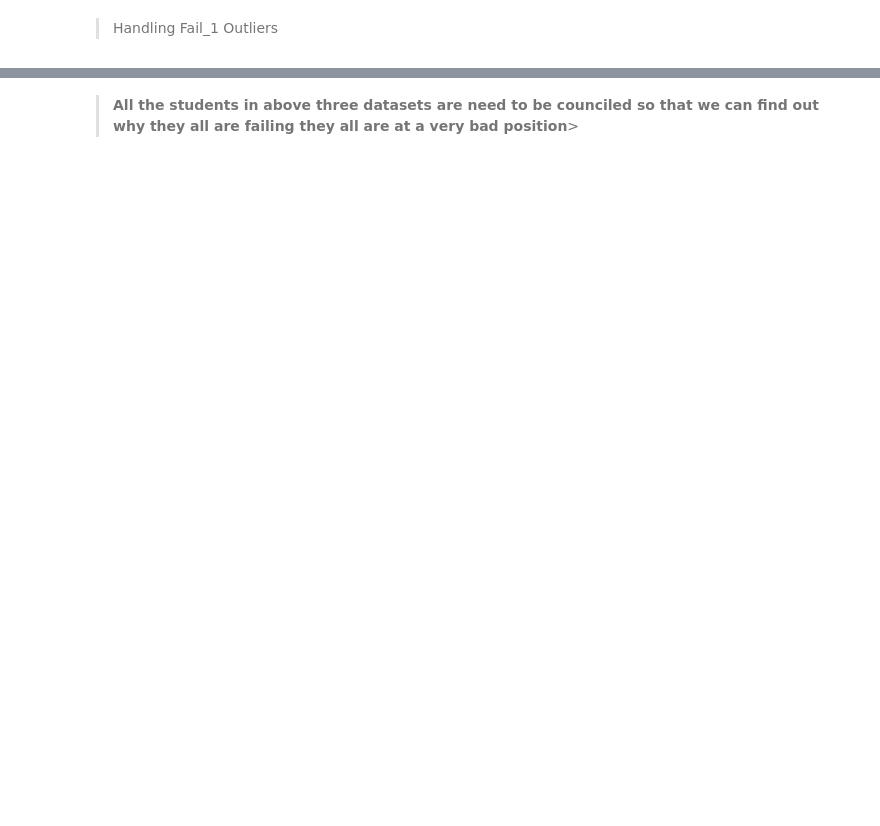
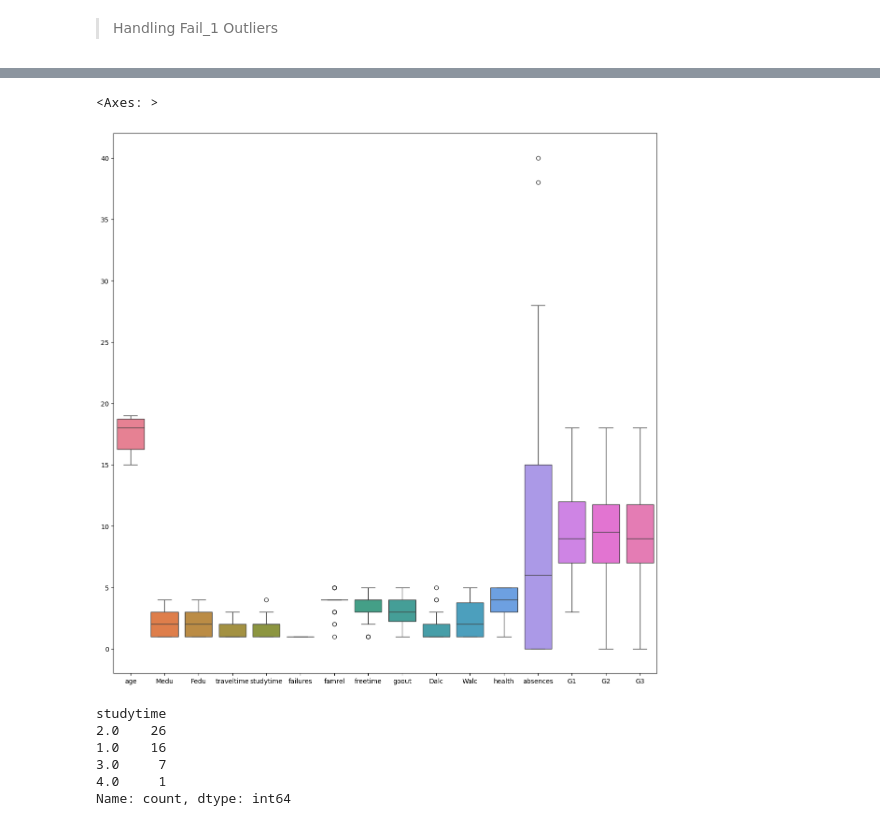
Before and after one commit to Apurv48/Linear-Regression, a Jupyter notebook: student.ipynb, the cells around one changed output, grey strips where cells are left out. Saved outputs shown, nothing was run; the diff lists cells and outputs as text; code cells hidden in the pictures; blank space fills up the shorter version.

```diff
--- a/student.ipynb
+++ b/student.ipynb
@@ -678,2 +574,0 @@ array([[18.,  4.,  4.,  2.,  2.,  0.,  4.,  3.,  4.,  1.,  1.,  3.,  5.,
-# %% [markdown]
-> **All the students in above three datasets are need to be counciled so that we can find out why they all are failing they all are at a very bad position**>
@@ -682,0 +575,16 @@ array([[18.,  4.,  4.,  2.,  2.,  0.,  4.,  3.,  4.,  1.,  1.,  3.,  5.,
+# %%
+# Before Removing Outliers
+fig,ax = plt.subplots(figsize = (15,15))
+sns.boxplot(data=Fail_1,ax=ax)
+# %% [output]
+<Axes: >
+[figure, added]
+# %%
+Fail_1['studytime'].value_counts()
+# %% [output]
+studytime
+2.0    26
+1.0    16
+3.0     7
+4.0     1
+Name: count, dtype: int64
```
Also changed, not shown: parts of 208 cells of this notebook.
